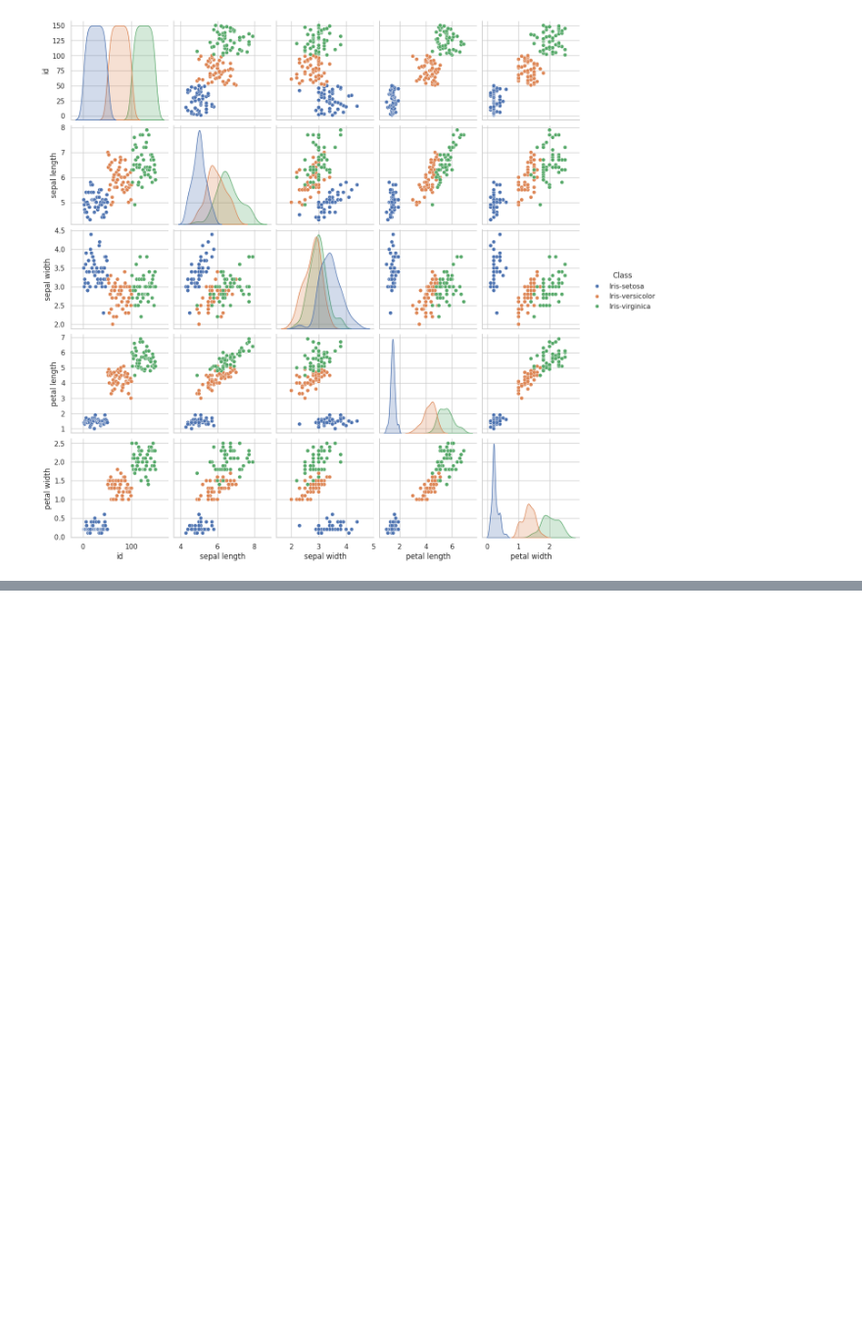
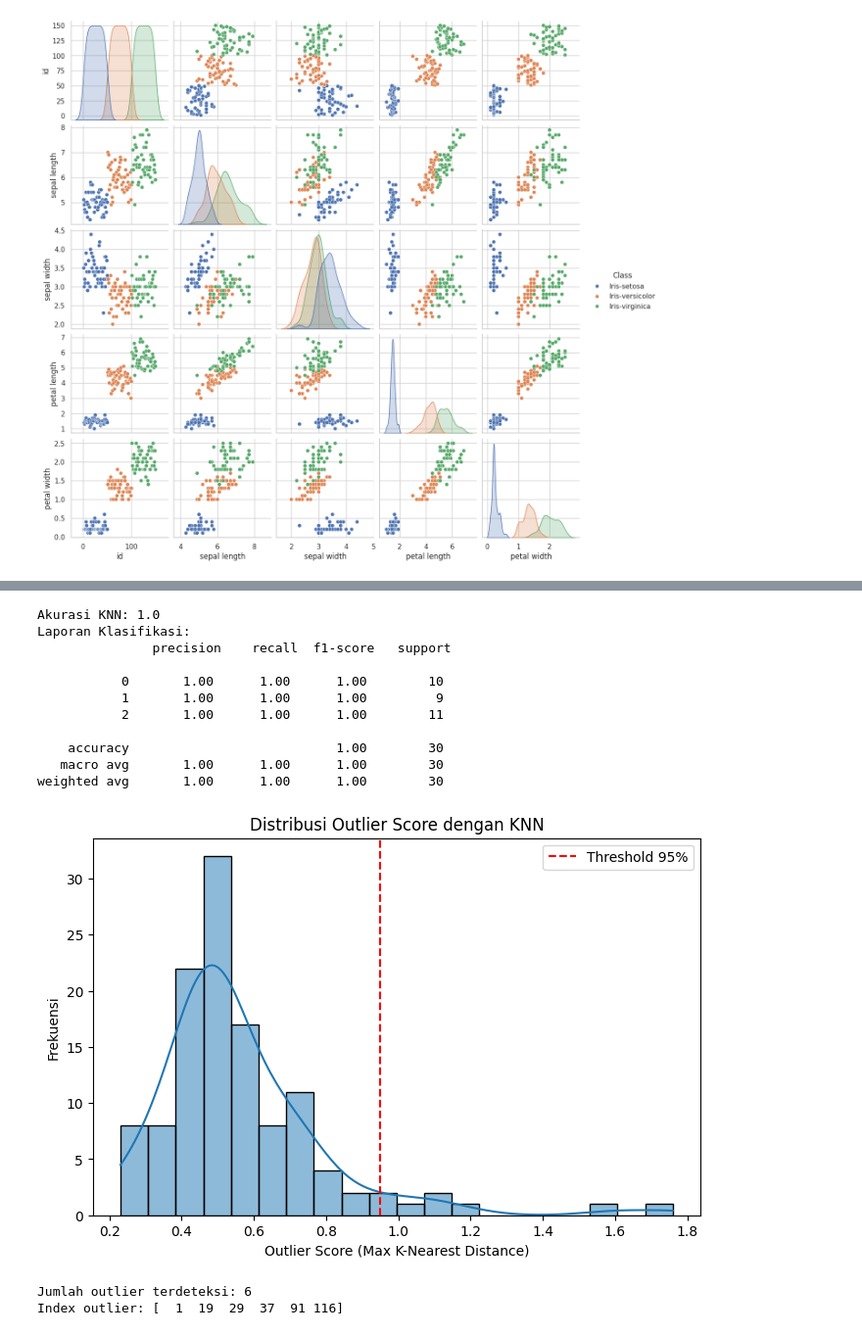
Before and after one commit to Abidayyasy/pendat, a Jupyter notebook: _sources/Bab2.ipynb, the cells around one changed output, grey strips where cells are left out. Shown: that part at 98% size. Drawn from its saved outputs; the diff is of its cells as text; code cells hidden in the pictures; blank space fills up the shorter version.

```diff
--- a/_sources/Bab2.ipynb
+++ b/_sources/Bab2.ipynb
@@ -305,0 +450,79 @@ plt.show()
+# %%
+import numpy as np
+import matplotlib.pyplot as plt
+import seaborn as sns
+from sklearn.datasets import load_iris
+from sklearn.model_selection import train_test_split
+from sklearn.preprocessing import StandardScaler
+from sklearn.neighbors import KNeighborsClassifier, NearestNeighbors
+from sklearn.metrics import accuracy_score, classification_report
+
+# Load dataset Iris
+iris = load_iris()
+X, y = iris.data, iris.target
+
+# Split dataset menjadi training & testing
+X_train, X_test, y_train, y_test = train_test_split(X, y, test_size=0.2, random_state=42)
+
+# Standarisasi fitur
+scaler = StandardScaler()
+X_train_scaled = scaler.fit_transform(X_train)
+X_test_scaled = scaler.transform(X_test)
+
+# KNN untuk Klasifikasi
+knn_classifier = KNeighborsClassifier(n_neighbors=5, metric='euclidean')
+knn_classifier.fit(X_train_scaled, y_train)
+
+# Prediksi
+y_pred = knn_classifier.predict(X_test_scaled)
+
+# Evaluasi model
+print("Akurasi KNN:", accuracy_score(y_test, y_pred))
+print("Laporan Klasifikasi:\n", classification_report(y_test, y_pred))
+
+# ------------------------------------
+# KNN untuk Deteksi Outlier
+# ------------------------------------
+
+# Gunakan KNN untuk mencari outlier
+K = 5
+nbrs = NearestNeighbors(n_neighbors=K, metric='euclidean')
+nbrs.fit(X_train_scaled)
+
+# Hitung jarak ke K tetangga terdekat
+distances, indices = nbrs.kneighbors(X_train_scaled)
+
+# Skor outlier berdasarkan jarak maksimum ke tetangga terdekat
+outlier_scores = distances[:, -1]
+
+# Plot distribusi skor outlier
+plt.figure(figsize=(8, 5))
+sns.histplot(outlier_scores, bins=20, kde=True)
+plt.axvline(np.percentile(outlier_scores, 95), color='red', linestyle='dashed', label="Threshold 95%")
+plt.xlabel("Outlier Score (Max K-Nearest Distance)")
+plt.ylabel("Frekuensi")
+plt.title("Distribusi Outlier Score dengan KNN")
+plt.legend()
+plt.show()
+
+# Menandai outlier (nilai di atas threshold persentil 95)
+threshold = np.percentile(outlier_scores, 95)
+outliers = np.where(outlier_scores > threshold)[0]
+
+print(f"Jumlah outlier terdeteksi: {len(outliers)}")
+print("Index outlier:", outliers)
+# %% [output]
+Akurasi KNN: 1.0
+Laporan Klasifikasi:
+               precision    recall  f1-score   support
+
+           0       1.00      1.00      1.00        10
+           1       1.00      1.00      1.00         9
+           2       1.00      1.00      1.00        11
+
+    accuracy                           1.00        30
+   macro avg       1.00      1.00      1.00        30
+weighted avg       1.00      1.00      1.00        30
+[figure, added]
+Jumlah outlier terdeteksi: 6
+Index outlier: [  1  19  29  37  91 116]
```
Also changed, not shown: parts of 13 cells of this notebook, 11 other files.
